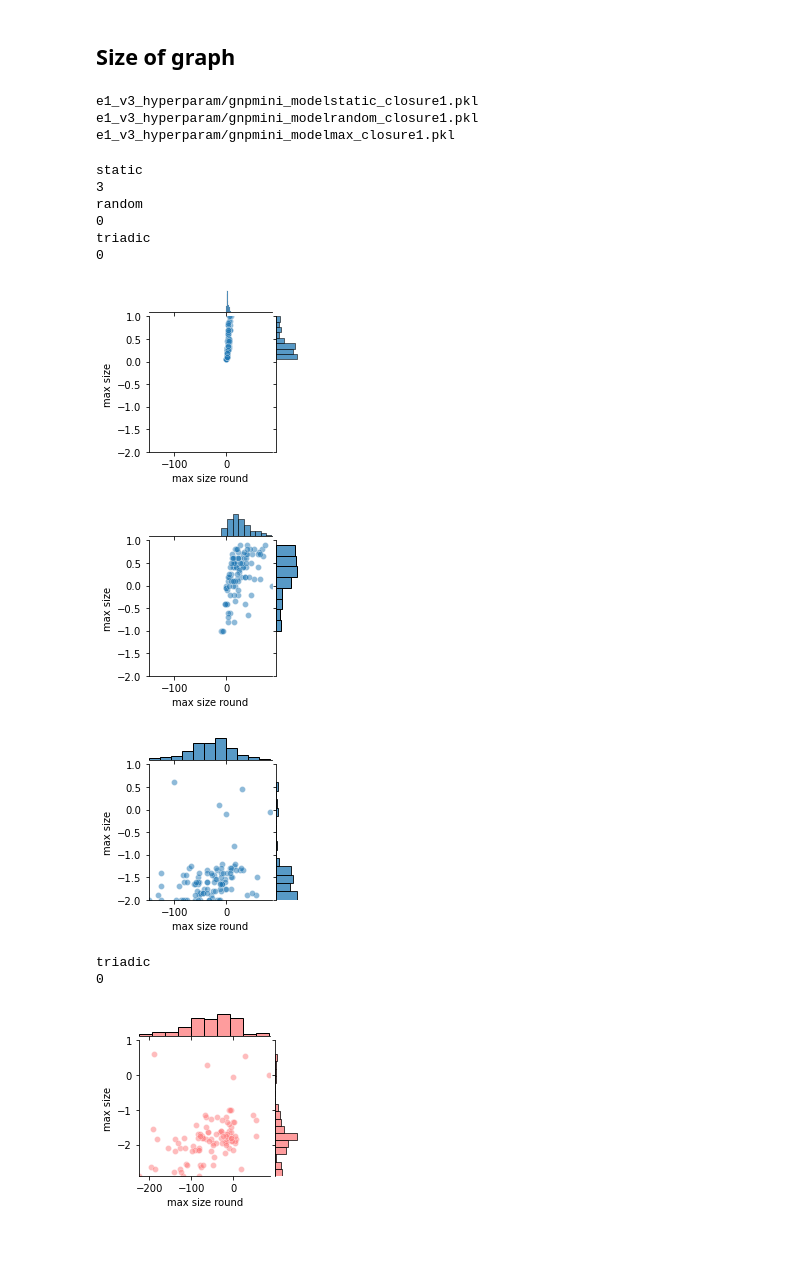
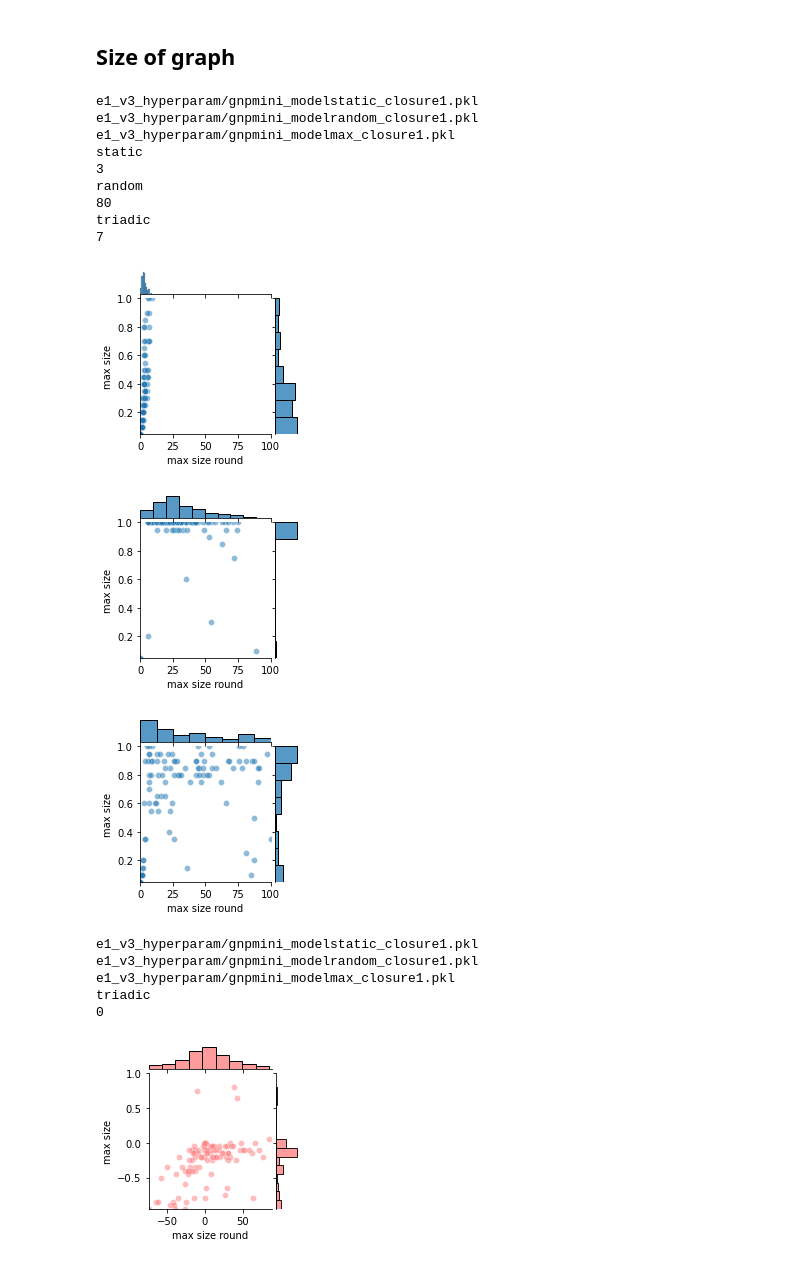
Before and after one commit to cephcyn/cornell_cs6850_triadicclosure, a Jupyter notebook: graphing.ipynb, the cells around one changed output. Drawn from its saved outputs; the diff is of its cells as text; code cells hidden in the pictures.

```diff
--- a/graphing.ipynb
+++ b/graphing.ipynb
@@ -547,4 +546,5 @@ e1_v2_hyperparam/gnp_modelmax_closure1.pkl
 # %%
+data_d = load_data_d()
 data = plot_individual_joints(data_d, selected_closure_methods, f'fig/edge-{graph_type}' + '-{}')
 def plot_edge_minus_random(data_d):
     for name, v in data_d.items():
@@ -553,6 +553,7 @@ def plot_edge_minus_random(data_d):
         data_d[name]['max_sizes'] = data_d[name]['max_sizes'] - data_d['random']['max_sizes']
     # del (data_d['static'])
     plot_individual_joints(data_d, ['triadic'], f'fig/edge-{graph_type}' + '-minus-random-{}', color=sns.xkcd_rgb['salmon pink'])
+data_d = load_data_d()
 plot_edge_minus_random(data_d)
 def plot_edge_minus_static(data_d):
     for name, v in data_d.items():
@@ -562,6 +563,6 @@ def plot_edge_minus_static(data_d):
     # del (data_d['static'])
 
     data = plot_individual_joints(data_d, ['random', 'triadic'], f'fig/edge-{graph_type}' + '-minus-static-{}', color=sns.xkcd_rgb['sage green'])
-
+data_d = load_data_d()
 plot_edge_minus_static(data_d)
 # %% [output]
@@ -748,41 +758,49 @@ experiment_val = 1
 
 graph_type = 'gnpmini'
 
-data_d = {}
-selected_closure_methods = ['static', 'random', 'triadic']
-# = pd.DataFrame(columns=['max_size_rounds', 'rounds_filled', 'max_sizes', 'name'])
+
+def load_data_d():
+    data_d = {}
+    selected_closure_methods = ['static', 'random', 'triadic']
+    # = pd.DataFrame(columns=['max_size_rounds', 'rounds_filled', 'max_sizes', 'name'])
 
 
-for closure_method in selected_closure_methods:
-    filename = get_filename(graph_type, closure_method, experiment_type, experiment_val)
-    print(filename)
-    (sim_log, rounds_filled, rounds_frozen, max_size_round, sizes_round) = pickle.load(
-        open(filename, 'rb')
-    )
-    vals = {
-            'max_size_rounds': np.array(max_size_round),
-            'rounds_filled': np.array(rounds_filled),
-            'max_sizes': np.array([max(x) for x in sizes_round]),
-        }
-    data_d[closure_method] = vals
+    for closure_method in selected_closure_methods:
+        filename = get_filename(graph_type, closure_method, experiment_type, experiment_val)
+        print(filename)
+        (sim_log, rounds_filled, rounds_frozen, max_size_round, sizes_round) = pickle.load(
+            open(filename, 'rb')
+        )
+        vals = {
+                'max_size_rounds': np.array(max_size_round),
+                'rounds_filled': np.array(rounds_filled),
+                'max_sizes': np.array([max(x) for x in sizes_round]),
+            }
+        data_d[closure_method] = vals
+    return data_d
-# %% [output]
-e1_v3_hyperparam/gnpmini_modelstatic_closure1.pkl
-e1_v3_hyperparam/gnpmini_modelrandom_closure1.pkl
-e1_v3_hyperparam/gnpmini_modelmax_closure1.pkl
 # %%
+data_d = load_data_d()
 data = plot_individual_joints(data_d, selected_closure_methods, f'fig/edge-{graph_type}' + '-{}')
+data_d = load_data_d()
 plot_edge_minus_random(data_d)
+data_d = load_data_d()
 plot_edge_minus_static(data_d)
 # %% [output]
+e1_v3_hyperparam/gnpmini_modelstatic_closure1.pkl
+e1_v3_hyperparam/gnpmini_modelrandom_closure1.pkl
+e1_v3_hyperparam/gnpmini_modelmax_closure1.pkl
 static
 3
 random
-0
+80
 triadic
-0
+7
-[figure, old version]
+[figure, new version]
-[figure, old version]
+[figure, new version]
-[figure, old version]
+[figure, new version]
+e1_v3_hyperparam/gnpmini_modelstatic_closure1.pkl
+e1_v3_hyperparam/gnpmini_modelrandom_closure1.pkl
+e1_v3_hyperparam/gnpmini_modelmax_closure1.pkl
 triadic
 0
-[figure, old version]
+[figure, new version]
```
Also changed, not shown: parts of 4 cells of this notebook.
